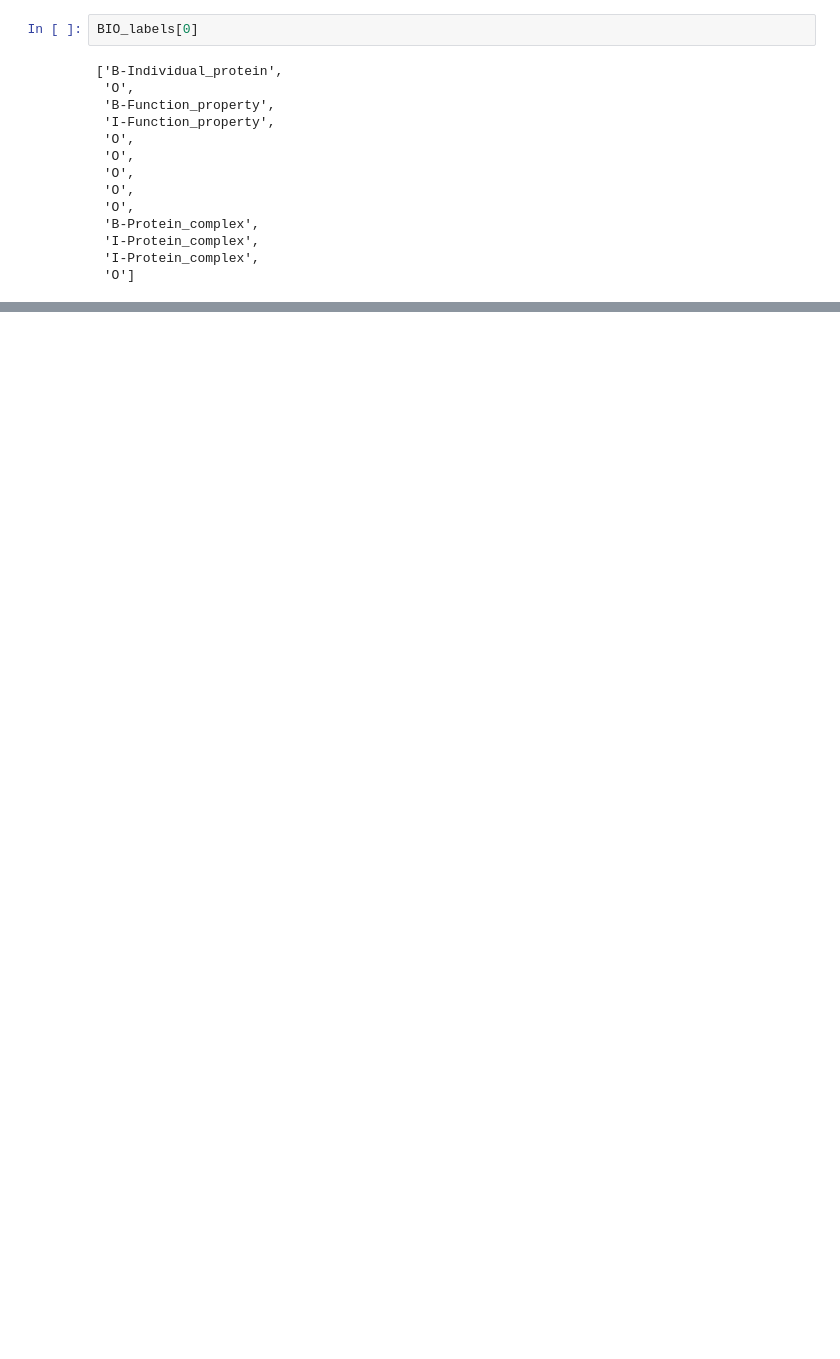
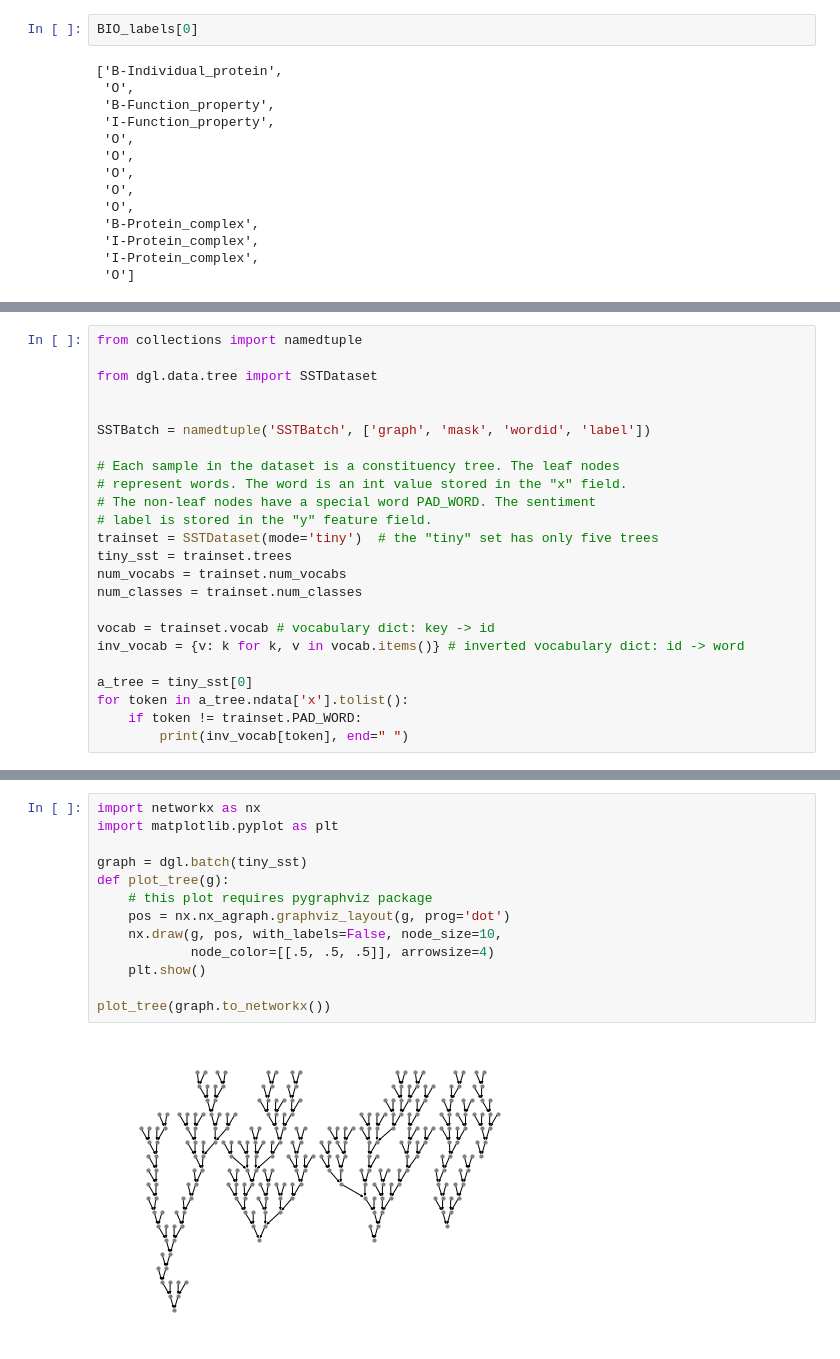
Before and after one commit to g-simmons/289G_NLP_project_FQ2020, a Jupyter notebook: ipynb/EDA.ipynb, the cells around one changed output, grey strips where cells are left out. Saved outputs shown, nothing was run; the diff lists cells and outputs as text; blank space fills up the shorter version.

```diff
--- a/ipynb/EDA.ipynb
+++ b/ipynb/EDA.ipynb
@@ -167,0 +403,24 @@ e.formulaNodesUsingMe
+# %%
+from collections import namedtuple
+
+from dgl.data.tree import SSTDataset
+
+
+SSTBatch = namedtuple('SSTBatch', ['graph', 'mask', 'wordid', 'label'])
+
+# Each sample in the dataset is a constituency tree. The leaf nodes
+# represent words. The word is an int value stored in the "x" field.
+# The non-leaf nodes have a special word PAD_WORD. The sentiment
+# label is stored in the "y" feature field.
+trainset = SSTDataset(mode='tiny')  # the "tiny" set has only five trees
+tiny_sst = trainset.trees
+num_vocabs = trainset.num_vocabs
+num_classes = trainset.num_classes
+
+vocab = trainset.vocab # vocabulary dict: key -> id
+inv_vocab = {v: k for k, v in vocab.items()} # inverted vocabulary dict: id -> word
+
+a_tree = tiny_sst[0]
+for token in a_tree.ndata['x'].tolist():
+    if token != trainset.PAD_WORD:
+        print(inv_vocab[token], end=" ")
@@ -167,0 +463,15 @@ e.formulaNodesUsingMe
+# %%
+import networkx as nx
+import matplotlib.pyplot as plt
+
+graph = dgl.batch(tiny_sst)
+def plot_tree(g):
+    # this plot requires pygraphviz package
+    pos = nx.nx_agraph.graphviz_layout(g, prog='dot')
+    nx.draw(g, pos, with_labels=False, node_size=10,
+            node_color=[[.5, .5, .5]], arrowsize=4)
+    plt.show()
+
+plot_tree(graph.to_networkx())
+# %% [output]
+[figure, added]
```
Also changed, not shown: parts of 50 cells of this notebook, 3 other files.
